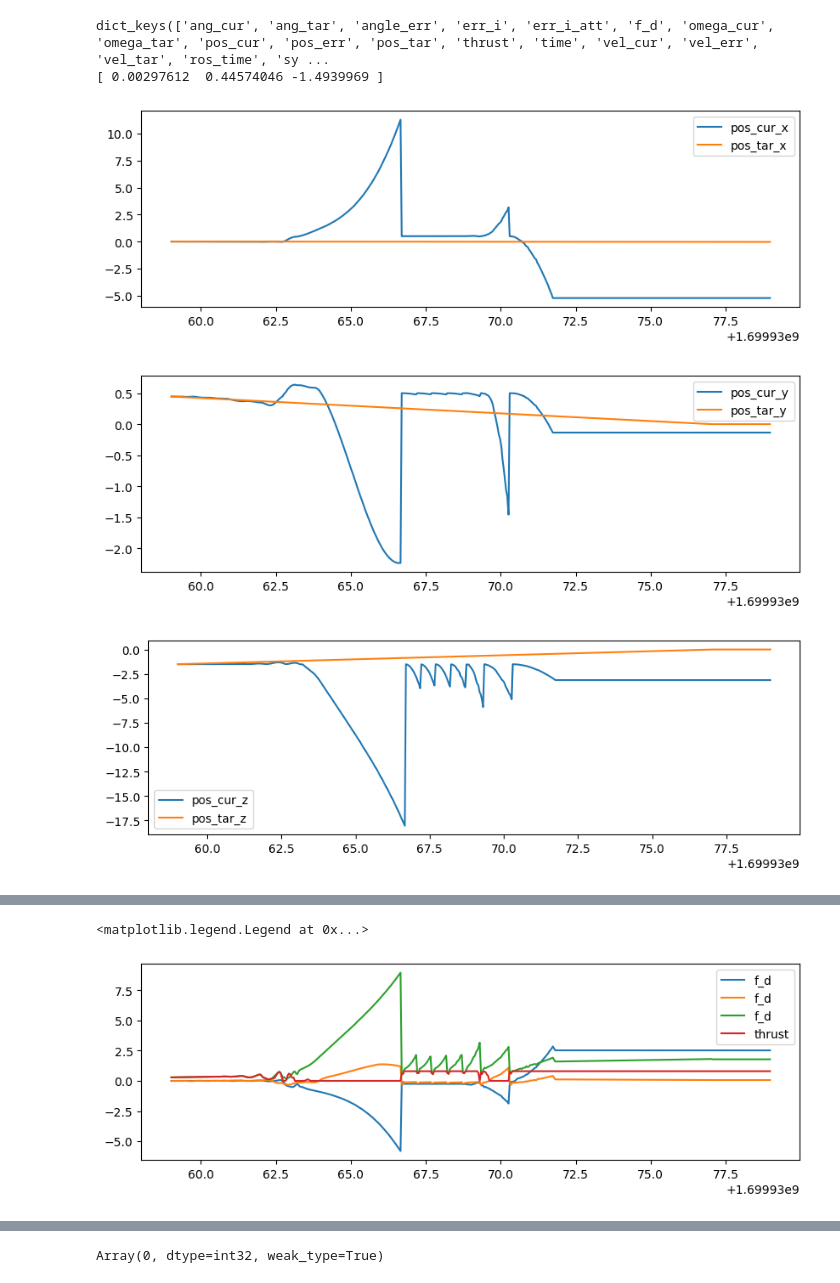
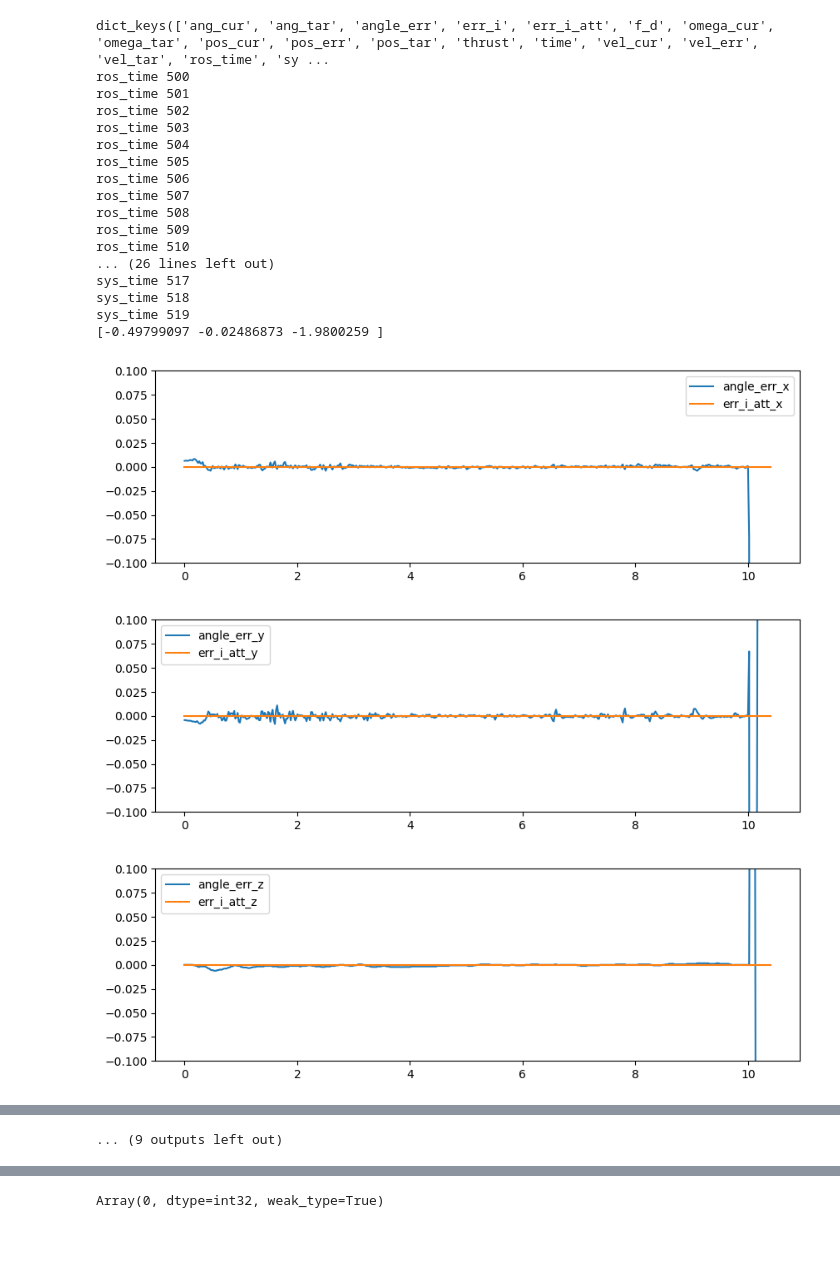
Before and after one commit to jc-bao/crazyswarm2-adaptive, a Jupyter notebook: utils/crazyflie-firmware-adaptive/tools/usdlog/plot.ipynb, the cells around one changed output, grey strips where cells are left out. Drawn from its saved outputs; the diff is of its cells as text; code cells hidden in the pictures; blank space fills up the shorter version.

```diff
--- a/utils/crazyflie-firmware-adaptive/tools/usdlog/plot.ipynb
+++ b/utils/crazyflie-firmware-adaptive/tools/usdlog/plot.ipynb
@@ -104,5 +115,5 @@ dict_keys(['timestamp', 'gyro.x', 'gyro.y', 'gyro.z', 'stabilizer.thrust', 'ctrl
 # %%
-path = "/home/pcy/Research/code/crazyswarm2-adaptive/cflog/cfctl_1113191034.txt"
+path = "/home/pcy/Research/code/crazyswarm2-adaptive/cflog/att_pid_1114181903.txt"
 import pickle
 with open(path, 'rb') as f:
     data = pickle.load(f)
@@ -149,5 +173,5 @@ AttributeError: 'list' object has no attribute 'keys'
 # %%
-path = "/home/pcy/Research/code/crazyswarm2-adaptive/cflog/cfctl_1113214733.txt"
+path = "/home/pcy/Research/code/crazyswarm2-adaptive/cflog/cfctl_1114203144.txt"
 import pickle
 with open(path, 'rb') as f:
     data = pickle.load(f)
@@ -164,7 +188,7 @@ for key in data[0].keys():
             data_dict[key].append(data[i][key])
         except:
             print(key, i)
-            data_dict[key].append(np.zeros_like(data_dict[key][-1]) - 0.0)
+            data_dict[key].append(np.zeros_like(data_dict[key][-1])+ np.nan)
 
 # data_dict['time'] = np.linspace(0, len(data)/50.0, len(data))
 
@@ -177,41 +201,56 @@ err_i = np.array(data_dict['err_i'])
 angle_err = np.array(data_dict['angle_err'])
 err_i_att = np.array(data_dict['err_i_att'])
 # time = np.array(data_dict['time'])
-# time = np.linspace(0, len(data)/50.0, len(data))
-time = np.array(data_dict['sys_time'])
+time = np.linspace(0, len(data)/50.0, len(data))
+# time = np.array(data_dict['sys_time'])
 pos_cur = np.array(data_dict['pos_cur'])
 vel_cur = np.array(data_dict['vel_cur'])
 omega_cur = np.array(data_dict['omega_cur'])
 ang_cur = np.array(data_dict['ang_cur'])
 pos_tar = np.array(data_dict['pos_tar'])
 ang_tar = np.array(data_dict['ang_tar'])
 vel_tar = np.array(data_dict['vel_tar'])
 omega_tar = np.array(data_dict['omega_tar'])
 f_d = np.array(data_dict['f_d'])
 thrust = np.array(data_dict['thrust'])
 
 pos_kf = np.array(data_dict['pos_kf'])
 quat_kf = np.array(data_dict['quat_kf'])
 
 print(pos_cur[0])
 
-# plotxyz(time, [angle_err, err_i_att], ['angle_err', 'err_i_att'])
-# plotxyz(time, [ang_cur, ang_tar], ['ang_cur', 'ang_tar'])
-# plotxyz(time, [omega_cur, omega_tar], ['omega_cur', 'omega_tar'])
+plotxyz(time, [angle_err, err_i_att], ['angle_err', 'err_i_att'], [-0.1, 0.1])
+plotxyz(time, [ang_cur, ang_tar], ['ang_cur', 'ang_tar'])
+plotxyz(time, [omega_cur, omega_tar], ['omega_cur', 'omega_tar'])
 
 plotxyz(time, [pos_cur, pos_tar], ['pos_cur', 'pos_tar'])
-# plotxyz(time, [vel_cur, vel_tar], ['vel_cur', 'vel_tar']) #, [-1.0, 1.0])
-# plotxyz(time, [pos_err, vel_err, err_i], ['pos_err', 'vel_err', 'err_i'], [-10.0, 10.0])
+plotxyz(time, [vel_cur, vel_tar], ['vel_cur', 'vel_tar']) #, [-1.0, 1.0])
+plotxyz(time, [pos_err, vel_err, err_i], ['pos_err', 'vel_err', 'err_i'], [-10.0, 10.0])
 
 # plotxyz(time, [pos_kf], ['pos_kf'])
 
 plt.figure(figsize=(10, 3))
 plt.plot(time, f_d, label='f_d')
 plt.plot(time, thrust, label='thrust')
 plt.legend()
 # %% [output]
 dict_keys(['ang_cur', 'ang_tar', 'angle_err', 'err_i', 'err_i_att', 'f_d', 'omega_cur', 'omega_tar', 'pos_cur', 'pos_err', 'pos_tar', 'thrust', 'time', 'vel_cur', 'vel_err', 'vel_tar', 'ros_time', 'sy ...
-[ 0.00297612  0.44574046 -1.4939969 ]
+ros_time 500
+ros_time 501
+ros_time 502
+ros_time 503
+ros_time 504
+ros_time 505
+ros_time 506
+ros_time 507
+ros_time 508
+ros_time 509
+ros_time 510
+... (26 lines left out)
+sys_time 517
+sys_time 518
+sys_time 519
+[-0.49799097 -0.02486873 -1.9800259 ]
-[figure, old version]
+[figure, new version]
-[figure, old version]
+[figure, new version]
-[figure, old version]
+[figure, new version]
@@ -218,5 +265,4 @@ dict_keys(['ang_cur', 'ang_tar', 'angle_err', 'err_i', 'err_i_att', 'f_d', 'omeg
-<matplotlib.legend.Legend at 0x...>
+... (9 outputs left out)
-[figure, old version]
 # %%
 plt.plot(time, data_dict['sys_time'])
 # %% [output]
```
Also changed, not shown: parts of 4 cells of this notebook, 14 other files.
